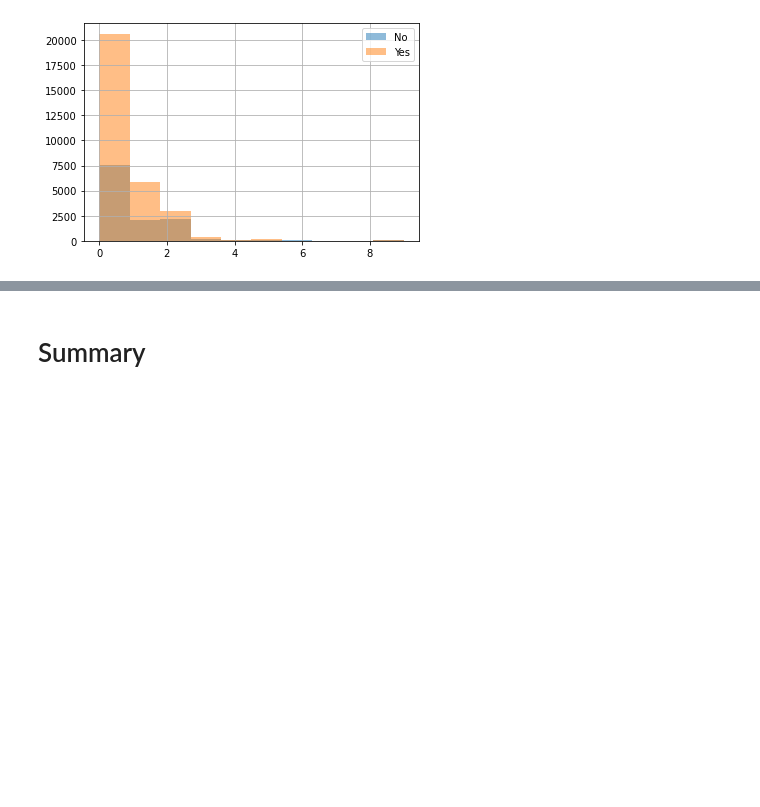
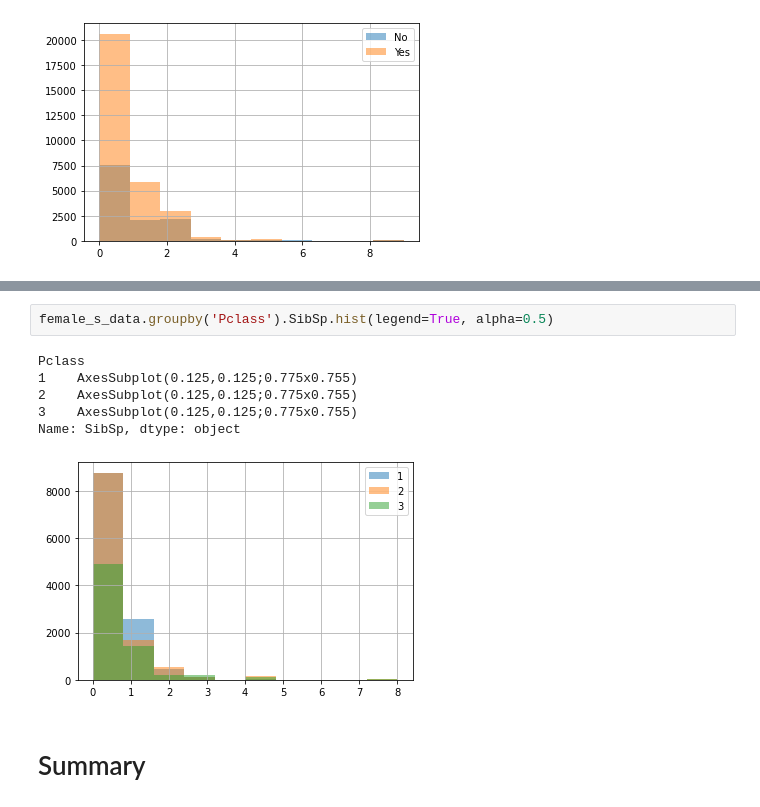
Before and after one commit to Anetta314159/2_data_exploration, a Jupyter notebook: eda.ipynb, the cells around one changed output, grey strips where cells are left out. Cells and saved outputs as stored; diff of their text form; blank space fills up the shorter version.

```diff
--- a/eda.ipynb
+++ b/eda.ipynb
@@ -360,3 +418,12 @@ Name: Parch, dtype: object
+# %%
+female_s_data.groupby('Pclass').SibSp.hist(legend=True, alpha=0.5)
+# %% [output]
+Pclass
+1    AxesSubplot(0.125,0.125;0.775x0.755)
+2    AxesSubplot(0.125,0.125;0.775x0.755)
+3    AxesSubplot(0.125,0.125;0.775x0.755)
+Name: SibSp, dtype: object
+[figure, added]
 # %% [markdown]
 # Summary
 # %%
```
Also changed, not shown: parts of 15 cells of this notebook.
